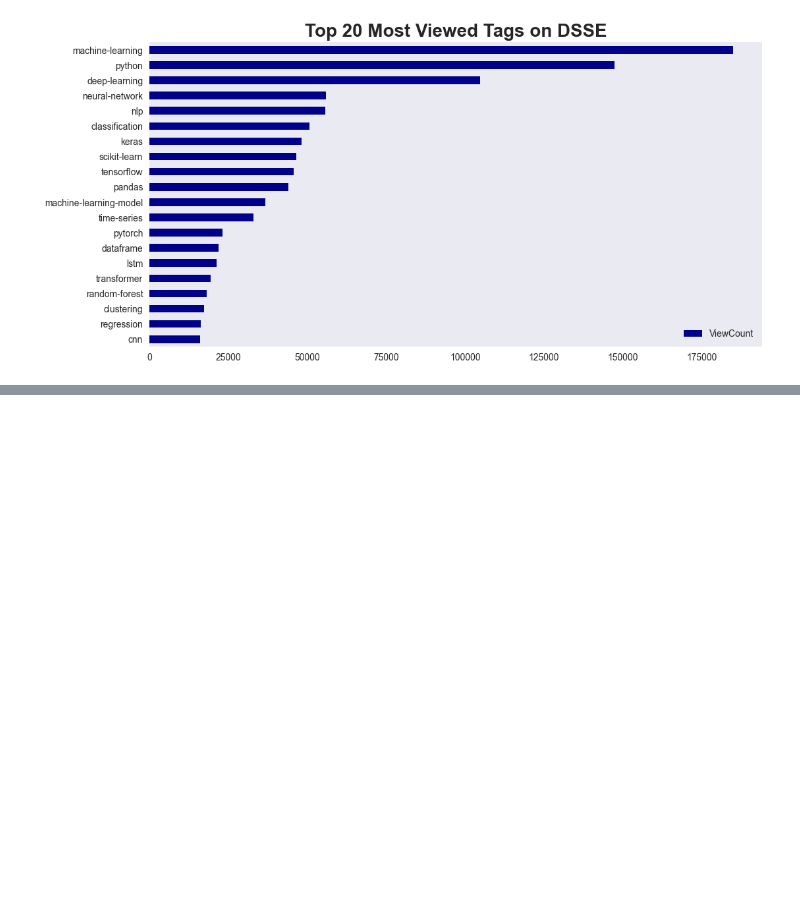
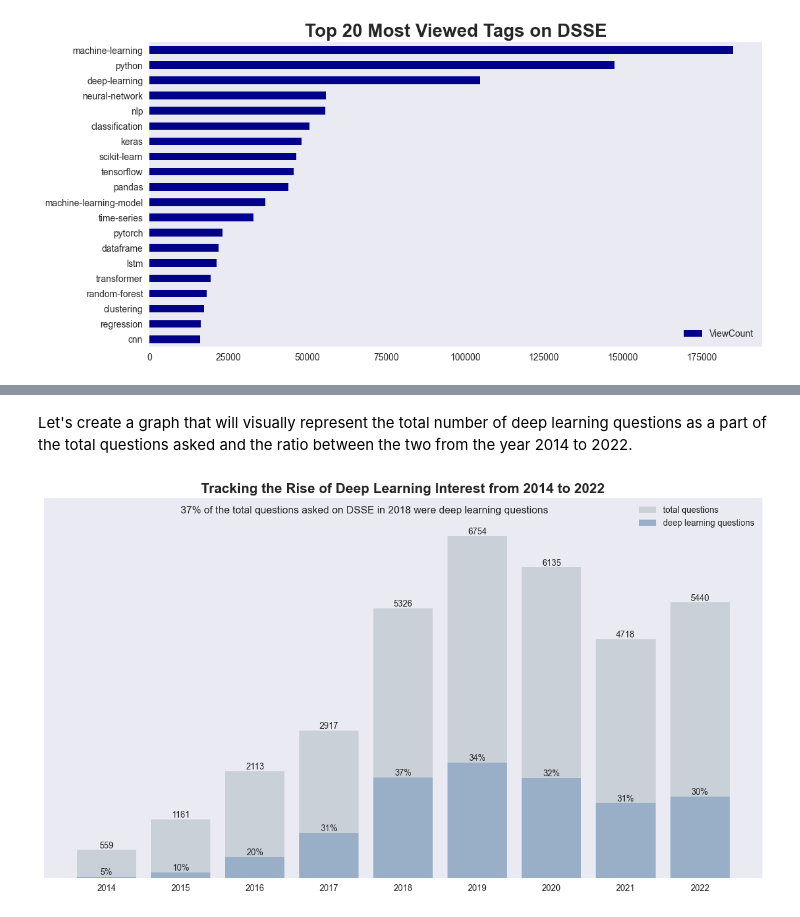
Before and after one commit to MuhammadAwon/datascience-projects, a Jupyter notebook: Projects/popular-data-science-questions/pop-ds-questions.ipynb, the cells around one changed output, grey strips where cells are left out. Drawn from its saved outputs; the diff is of its cells as text; code cells hidden in the pictures; blank space fills up the shorter version.

```diff
--- a/Projects/popular-data-science-questions/pop-ds-questions.ipynb
+++ b/Projects/popular-data-science-questions/pop-ds-questions.ipynb
@@ -435,0 +670,10 @@ plt.show()
+# %%
+def tag_category(tags):
+    for tag in tags:
+        if tag in ['lstm', 'cnn', 'pytorch', 'tensorflow',
+                   'keras', 'neural-network', 'deep-learning']:
+            return 1
+    return 0
+# %%
+all_questions['DeepLearning'] = all_questions['Tags'].apply(tag_category)
+all_questions.head()
@@ -435,0 +699,6 @@ plt.show()
+# %%
+all_questions['Year'] = all_questions['CreationDate'].dt.year
+
+filter_yrs = all_questions['Year'] <= 2022
+dl_questions = all_questions.copy()[filter_yrs]
+dl_questions
@@ -435,0 +725,8 @@ plt.show()
+# %%
+year_group = dl_questions.groupby('Year').agg({"DeepLearning": ['sum', 'size']})
+year_group.columns = ['DeepLearningQuestions', 'TotalQuestions']
+year_group['DeepLearningRate'] = round(year_group['DeepLearningQuestions'] / year_group['TotalQuestions'], 2)*100
+
+# Reset the index to make 'Year' as column
+year_group.reset_index(inplace=True)
+year_group
@@ -435,0 +744,25 @@ plt.show()
+# %% [markdown]
+Let's create a graph that will visually represent the total number of deep learning questions as a part of the total questions asked and the ratio between the two from the year 2014 to 2022.
+# %%
+fig, ax = plt.subplots(figsize=(15, 8))
+bar1 = ax.bar(year_group['Year'], year_group['TotalQuestions'], label='total questions', color='#bcc6cc', alpha=0.7)
+bar2 = ax.bar(year_group['Year'], year_group['DeepLearningQuestions'], label='deep learning questions', color='#98afc7')
+
+for rect, i in zip(bar2, year_group['DeepLearningRate']):
+    height = rect.get_height()
+    ax.text(rect.get_x() + rect.get_width()/2.0, height, f'{i:.0f}%', ha='center', va='bottom')
+for rect in bar1:
+    height = rect.get_height()
+    ax.text(rect.get_x() + rect.get_width()/2.0, height, f'{height:.0f}', ha='center', va='bottom')
+
+ax.set_xticks(year_group['Year'])
+ax.set_yticks([])
+ax.set_ylim(0, 7500)
+ax.set_title('Tracking the Rise of Deep Learning Interest from 2014 to 2022', size=16, weight='bold')
+ax.text(2015, 7200, '37% of the total questions asked on DSSE in 2018 were deep learning questions', size=12)
+ax.legend()
+ax.grid(False)
+
+plt.show()
+# %% [output]
+[figure, added]
```
Also changed, not shown: parts of 33 cells of this notebook, 1 other file.
